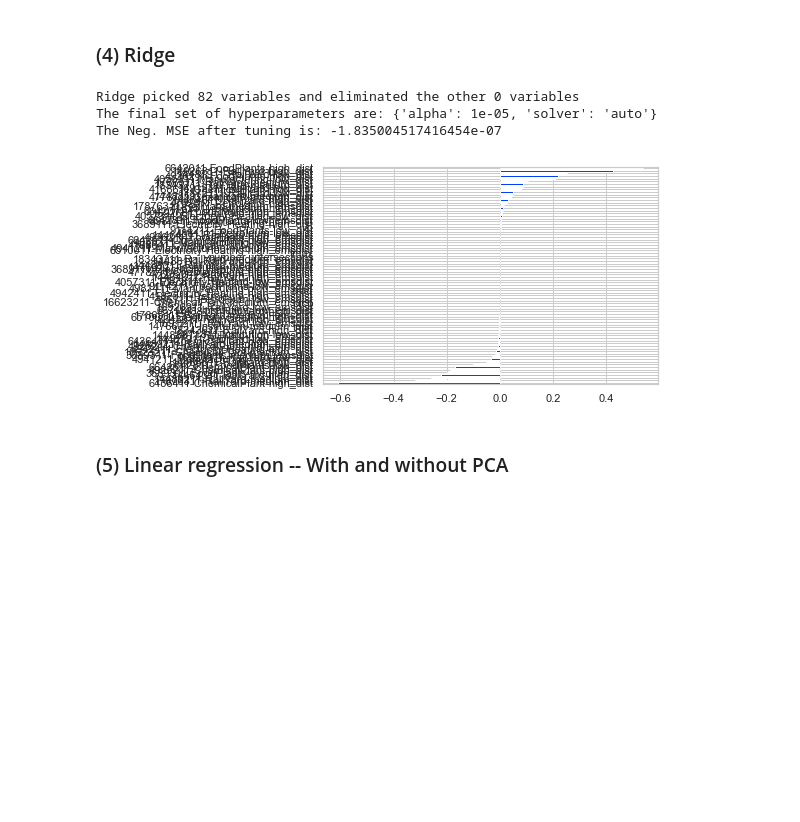
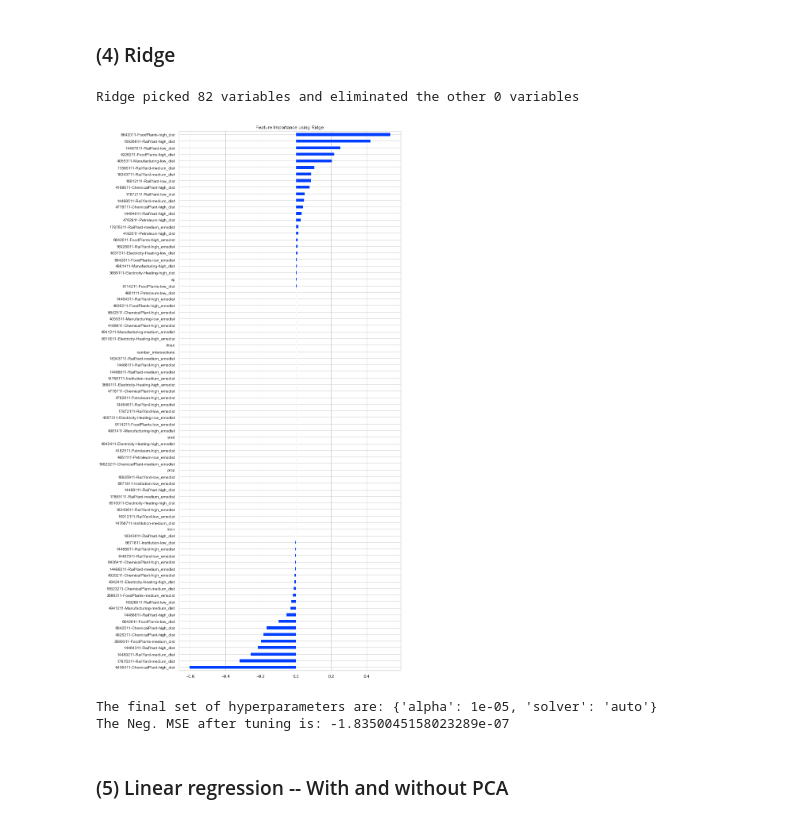
Before and after one commit to v4vigtory/Hyperlocal-Air-Quality-Prediction-in-Houston-neighborhoods, a Jupyter notebook: notebooks/models/standard_models.ipynb, the cells around one changed output. Cells and saved outputs as stored; diff of their text form; code cells hidden in the pictures; blank space fills up the shorter version.

```diff
--- a/notebooks/models/standard_models.ipynb
+++ b/notebooks/models/standard_models.ipynb
@@ -305,7 +423,12 @@ def lasso_model(X_arr, y_arr, grid_param, cols):
       " variables and eliminated the other " +  str(sum(coef == 0)) + " variables")
 
     # plotting the selected features
-    coef[coef != 0].sort_values().plot(kind = "barh")
+    feat_imp = coef[coef != 0].sort_values()
+    plt.figure(figsize = (10, 15))
+    feat_imp.plot(kind = "barh")
+    plt.title("Feature Importance using Lasso")
+    plt.yticks(fontsize = 10)
+    plt.show()
 
     # saving the model to file
     pkl_filename = "lasso_model.pkl"
@@ -353,37 +476,42 @@ def ridge_model(X_arr, y_arr, grid_param, cols):
     # feature importance list
     coef = pd.Series(gd_sr.best_estimator_.coef_, index = cols)
     print("Ridge picked " + str(sum(coef != 0)) +
       " variables and eliminated the other " +  str(sum(coef == 0)) + " variables")
 
     # plotting the selected features
-    coef[coef != 0].sort_values().plot(kind = "barh")
+    feat_imp = coef[coef != 0].sort_values()
+    plt.figure(figsize = (10, 25))
+    feat_imp.plot(kind = "barh")
+    plt.title("Feature Importance using Ridge")
+    plt.yticks(fontsize = 10)
+    plt.show()
 
     # saving the model to file
     pkl_filename = "ridge_model.pkl"
     with open(pkl_filename, 'wb') as file:
         pickle.dump(gd_sr.best_estimator_, file)
 
     print("The final set of hyperparameters are:", best_parameters)
     print("The Neg. MSE after tuning is:", best_score)
 
     return best_score
 
 
 grid_param = {
             'alpha':[1e-5, 1e-4, 1e-3, 1e-2, 1e-1, 1],
             'solver':['auto', 'svd', 'cholesky', 'sag']
             }
 
 # building the model
 final_score = ridge_model(X_arr, y_arr, grid_param, cols)
 
 # saving tuned model score to master dict
 model_scores["Ridge"] = final_score
 # %% [output]
 Ridge picked 82 variables and eliminated the other 0 variables
-The final set of hyperparameters are: {'alpha': 1e-05, 'solver': 'auto'}
-The Neg. MSE after tuning is: -1.835004517416454e-07
-[figure, old version]
+[figure, new version]
+The final set of hyperparameters are: {'alpha': 1e-05, 'solver': 'auto'}
+The Neg. MSE after tuning is: -1.8350045158023289e-07
 # %% [markdown]
 ### (5) Linear regression -- With and without PCA
 # %%
```
Also changed, not shown: parts of 8 cells of this notebook.
